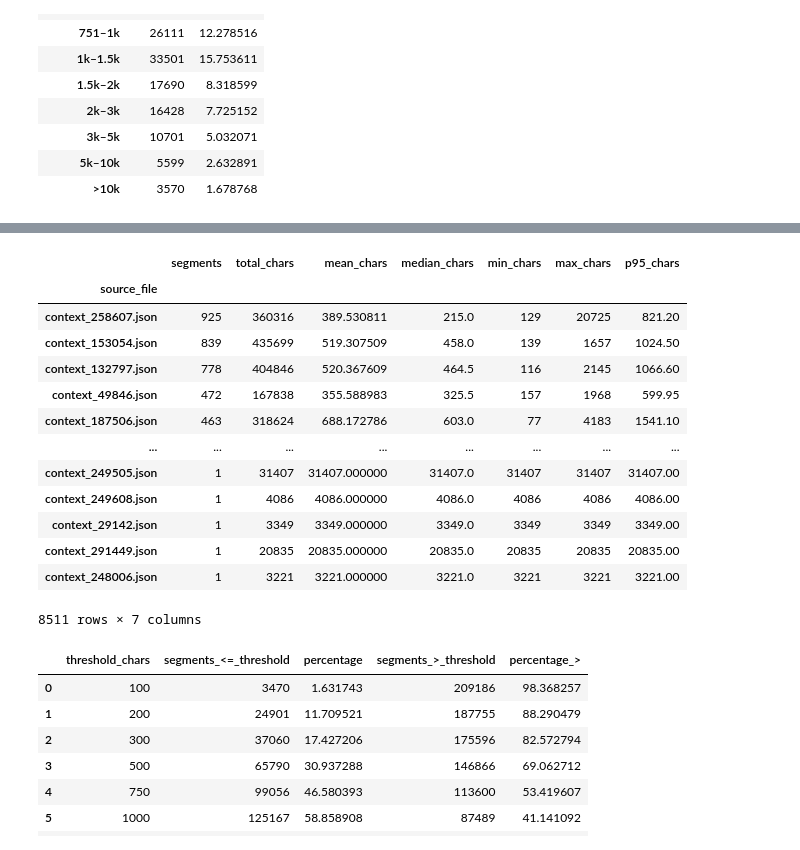
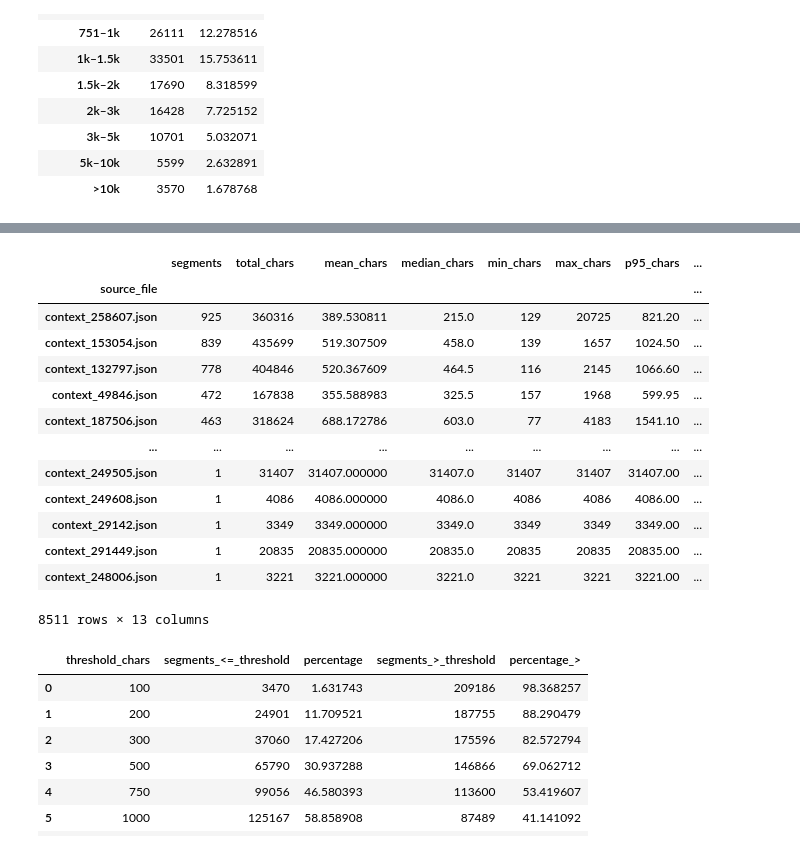
Before and after one commit to anhduc1526/DSC-preprocessing, a Jupyter notebook: segment_length_evaluation.ipynb, the cells around one changed output, grey strips where cells are left out. Saved outputs shown, nothing was run; the diff lists cells and outputs as text; code cells hidden in the pictures.

```diff
--- a/segment_length_evaluation.ipynb
+++ b/segment_length_evaluation.ipynb
@@ -36,6 +38,18 @@ import pandas as pd
 
 def is_segment_list(value):
     return isinstance(value, list) and all(isinstance(x, str) for x in value)
+
+def parse_segment(segment):
+    """Parse a segment as: path|passage.
+
+    If there is no '|', the segment has no path, so path='' and
+    the whole segment is treated as the passage.
+    """
+    if '|' not in segment:
+        return '', segment
+
+    path, passage = segment.split('|', 1)
+    return path.strip(), passage
 
 def extract_segments(obj, source_file, record_idx=None, field_path=''):
     rows = []
@@ -46,12 +60,16 @@ def extract_segments(obj, source_file, record_idx=None, field_path=''):
 
             if key in SEGMENT_FIELDS and is_segment_list(value):
                 for seg_idx, segment in enumerate(value):
+                    path_value, passage = parse_segment(segment)
+
                     rows.append({
                         'source_file': str(source_file),
                         'record_idx': record_idx,
                         'segment_idx': seg_idx,
                         'field': path,
                         'segment': segment,
+                        'path': path_value,
+                        'passage': passage,
                     })
             else:
                 rows.extend(
@@ -100,6 +118,13 @@ def load_all_segments(root):
         df['char_length'] = df['segment'].map(len)
         df['word_length'] = df['segment'].str.split().str.len()
 
+        # Path luôn là phần trước dấu '|'. Nếu không có '|', path='' .
+        df['path_char_length'] = df['path'].map(len)
+
+        # Passage là phần sau dấu '|'; nếu không có '|', passage=toàn bộ segment.
+        df['passage_char_length'] = df['passage'].map(len)
+        df['passage_word_length'] = df['passage'].str.split().str.len()
+
     return df, pd.DataFrame(errors), json_files
 
 df, errors_df, json_files = load_all_segments(ROOT)
@@ -273,34 +385,40 @@ display(df.nsmallest(20, 'char_length')[columns])
 # %%
 file_stats = (
     df.groupby('source_file')
       .agg(
           segments=('char_length', 'size'),
           total_chars=('char_length', 'sum'),
           mean_chars=('char_length', 'mean'),
           median_chars=('char_length', 'median'),
           min_chars=('char_length', 'min'),
           max_chars=('char_length', 'max'),
           p95_chars=('char_length', lambda x: x.quantile(.95)),
+          total_path_chars=('path_char_length', 'sum'),
+          mean_path_chars=('path_char_length', 'mean'),
+          median_path_chars=('path_char_length', 'median'),
+          min_path_chars=('path_char_length', 'min'),
+          max_path_chars=('path_char_length', 'max'),
+          p95_path_chars=('path_char_length', lambda x: x.quantile(.95)),
       )
       .sort_values('segments', ascending=False)
 )
 
 display(file_stats)
 # %% [output]
-|  | segments | total_chars | mean_chars | median_chars | min_chars | max_chars | p95_chars |
-| source_file |  |  |  |  |  |  |  |
-| context_258607.json | 925 | 360316 | 389.530811 | 215.0 | 129 | 20725 | 821.20 |
-| context_153054.json | 839 | 435699 | 519.307509 | 458.0 | 139 | 1657 | 1024.50 |
-| context_132797.json | 778 | 404846 | 520.367609 | 464.5 | 116 | 2145 | 1066.60 |
-| context_49846.json | 472 | 167838 | 355.588983 | 325.5 | 157 | 1968 | 599.95 |
-| context_187506.json | 463 | 318624 | 688.172786 | 603.0 | 77 | 4183 | 1541.10 |
-| ... | ... | ... | ... | ... | ... | ... | ... |
-| context_249505.json | 1 | 31407 | 31407.000000 | 31407.0 | 31407 | 31407 | 31407.00 |
-| context_249608.json | 1 | 4086 | 4086.000000 | 4086.0 | 4086 | 4086 | 4086.00 |
-| context_29142.json | 1 | 3349 | 3349.000000 | 3349.0 | 3349 | 3349 | 3349.00 |
-| context_291449.json | 1 | 20835 | 20835.000000 | 20835.0 | 20835 | 20835 | 20835.00 |
-| context_248006.json | 1 | 3221 | 3221.000000 | 3221.0 | 3221 | 3221 | 3221.00 |
+|  | segments | total_chars | mean_chars | median_chars | min_chars | max_chars | p95_chars | ... |
+| source_file |  |  |  |  |  |  |  | ... |
+| context_258607.json | 925 | 360316 | 389.530811 | 215.0 | 129 | 20725 | 821.20 | ... |
+| context_153054.json | 839 | 435699 | 519.307509 | 458.0 | 139 | 1657 | 1024.50 | ... |
+| context_132797.json | 778 | 404846 | 520.367609 | 464.5 | 116 | 2145 | 1066.60 | ... |
+| context_49846.json | 472 | 167838 | 355.588983 | 325.5 | 157 | 1968 | 599.95 | ... |
+| context_187506.json | 463 | 318624 | 688.172786 | 603.0 | 77 | 4183 | 1541.10 | ... |
+| ... | ... | ... | ... | ... | ... | ... | ... | ... |
+| context_249505.json | 1 | 31407 | 31407.000000 | 31407.0 | 31407 | 31407 | 31407.00 | ... |
+| context_249608.json | 1 | 4086 | 4086.000000 | 4086.0 | 4086 | 4086 | 4086.00 | ... |
+| context_29142.json | 1 | 3349 | 3349.000000 | 3349.0 | 3349 | 3349 | 3349.00 | ... |
+| context_291449.json | 1 | 20835 | 20835.000000 | 20835.0 | 20835 | 20835 | 20835.00 | ... |
+| context_248006.json | 1 | 3221 | 3221.000000 | 3221.0 | 3221 | 3221 | 3221.00 | ... |
-8511 rows × 7 columns
+8511 rows × 13 columns
 # %%
 thresholds = [100, 200, 300, 500, 750, 1000, 1500, 2000, 3000, 5000]
 
```
Also changed, not shown: parts of 7 cells of this notebook.
